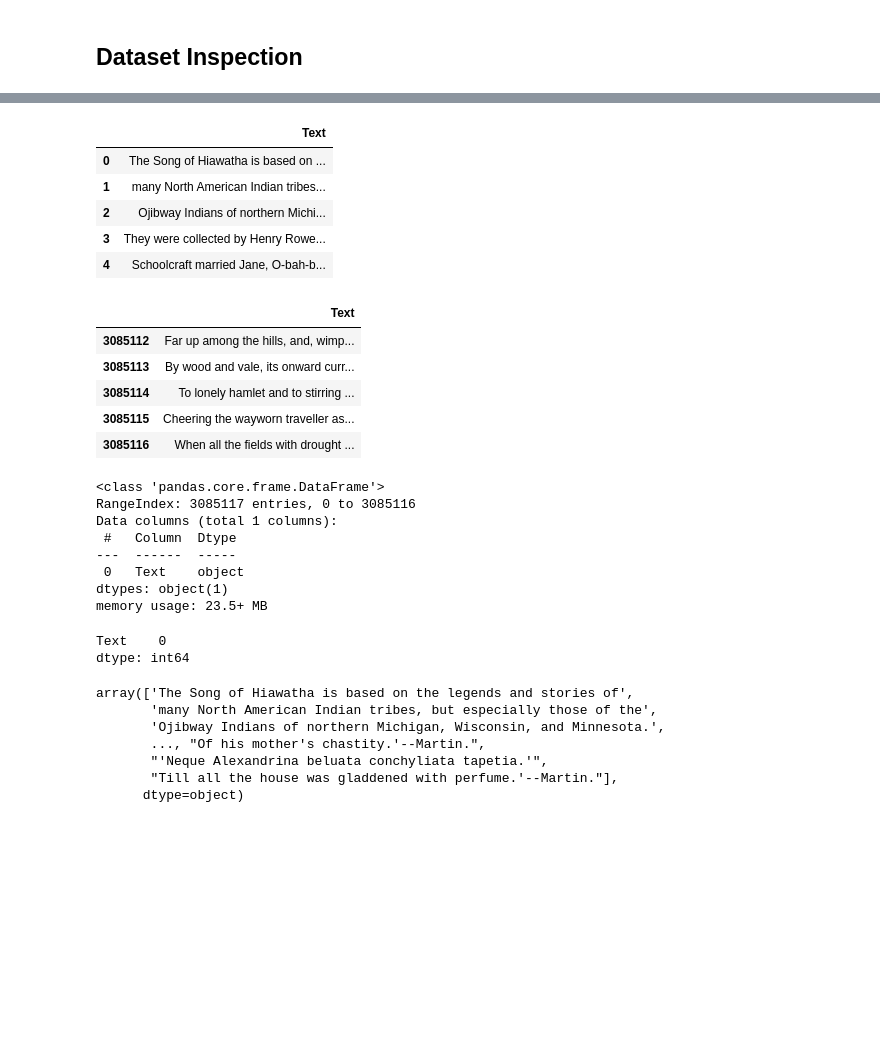
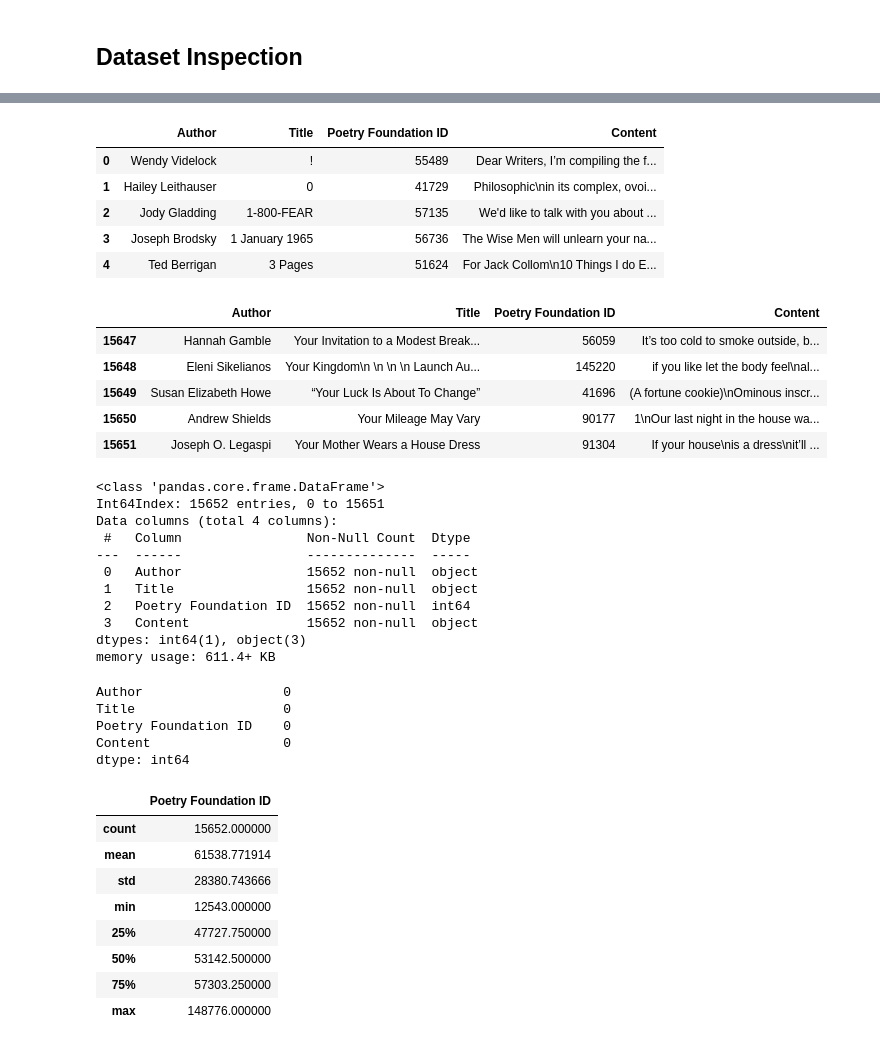
Before and after one commit to Bywani/poem_generator, a Jupyter notebook: poetry-generator.ipynb, the cells around one changed output, grey strips where cells are left out. Saved outputs shown, nothing was run; the diff lists cells and outputs as text; code cells hidden in the pictures; blank space fills up the shorter version.

```diff
--- a/poetry-generator.ipynb
+++ b/poetry-generator.ipynb
@@ -52,48 +59,54 @@ from collections import defaultdict
 # %%
-df = pd.read_csv('Data/Gutenberg-Poetry.csv')
-df = df[['s']]
-df.rename(columns = {'s': 'Text'}, inplace = True)
+df = pd.read_csv('Data/kaggle_poem_dataset.csv', index_col = 'Unnamed: 0')
 df.head()
 # %% [output]
-|  | Text |
-| 0 | The Song of Hiawatha is based on ... |
-| 1 | many North American Indian tribes... |
-| 2 | Ojibway Indians of northern Michi... |
-| 3 | They were collected by Henry Rowe... |
-| 4 | Schoolcraft married Jane, O-bah-b... |
+|  | Author | Title | Poetry Foundation ID | Content |
+| 0 | Wendy Videlock | ! | 55489 | Dear Writers, I’m compiling the f... |
+| 1 | Hailey Leithauser | 0 | 41729 | Philosophic\nin its complex, ovoi... |
+| 2 | Jody Gladding | 1-800-FEAR | 57135 | We'd like to talk with you about ... |
+| 3 | Joseph Brodsky | 1 January 1965 | 56736 | The Wise Men will unlearn your na... |
+| 4 | Ted Berrigan | 3 Pages | 51624 | For Jack Collom\n10 Things I do E... |
 # %%
 df.tail()
 # %% [output]
-|  | Text |
-| 3085112 | Far up among the hills, and, wimp... |
-| 3085113 | By wood and vale, its onward curr... |
-| 3085114 | To lonely hamlet and to stirring ... |
-| 3085115 | Cheering the wayworn traveller as... |
-| 3085116 | When all the fields with drought ... |
+|  | Author | Title | Poetry Foundation ID | Content |
+| 15647 | Hannah Gamble | Your Invitation to a Modest Break... | 56059 | It’s too cold to smoke outside, b... |
+| 15648 | Eleni Sikelianos | Your Kingdom\n \n \n \n Launch Au... | 145220 | if you like let the body feel\nal... |
+| 15649 | Susan Elizabeth Howe | “Your Luck Is About To Change” | 41696 | (A fortune cookie)\nOminous inscr... |
+| 15650 | Andrew Shields | Your Mileage May Vary | 90177 | 1\nOur last night in the house wa... |
+| 15651 | Joseph O. Legaspi | Your Mother Wears a House Dress | 91304 | If your house\nis a dress\nit’ll ... |
 # %%
 df.info()
 # %% [output]
 <class 'pandas.core.frame.DataFrame'>
-RangeIndex: 3085117 entries, 0 to 3085116
-Data columns (total 1 columns):
- #   Column  Dtype
----  ------  -----
- 0   Text    object
-dtypes: object(1)
-memory usage: 23.5+ MB
+Int64Index: 15652 entries, 0 to 15651
+Data columns (total 4 columns):
+ #   Column                Non-Null Count  Dtype
+---  ------                --------------  -----
+ 0   Author                15652 non-null  object
+ 1   Title                 15652 non-null  object
+ 2   Poetry Foundation ID  15652 non-null  int64
+ 3   Content               15652 non-null  object
+dtypes: int64(1), object(3)
+memory usage: 611.4+ KB
 # %%
 df.isna().sum()
 # %% [output]
-Text    0
+Author                  0
+Title                   0
+Poetry Foundation ID    0
+Content                 0
 dtype: int64
 # %%
-df['Text'].unique()
+df.describe()
 # %% [output]
-array(['The Song of Hiawatha is based on the legends and stories of',
-       'many North American Indian tribes, but especially those of the',
-       'Ojibway Indians of northern Michigan, Wisconsin, and Minnesota.',
-       ..., "Of his mother's chastity.'--Martin.",
-       "'Neque Alexandrina beluata conchyliata tapetia.'",
-       "Till all the house was gladdened with perfume.'--Martin."],
-      dtype=object)
+|  | Poetry Foundation ID |
+| count | 15652.000000 |
+| mean | 61538.771914 |
+| std | 28380.743666 |
+| min | 12543.000000 |
+| 25% | 47727.750000 |
+| 50% | 53142.500000 |
+| 75% | 57303.250000 |
+| max | 148776.000000 |
 # %%
```
Also changed, not shown: parts of 36 cells of this notebook.
